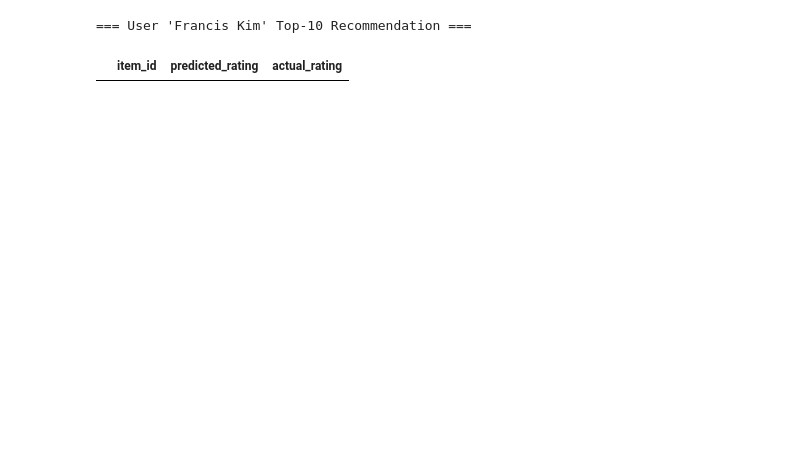
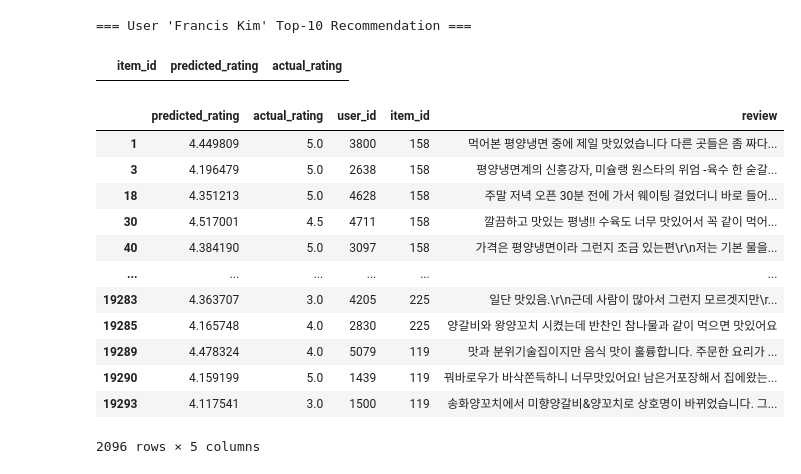
Before and after one commit to han942/vscode, a Jupyter notebook: projects/rating_recsys/diningcode_analysis.ipynb, the cells around one changed output. Cells and saved outputs as stored; diff of their text form; code cells hidden in the pictures; blank space fills up the shorter version.

```diff
--- a/projects/rating_recsys/diningcode_analysis.ipynb
+++ b/projects/rating_recsys/diningcode_analysis.ipynb
@@ -406,11 +447,11 @@ class DeepCoNN(nn.Module):
 
         #1.Embedding layer
         vocab_size,embedding_dim = embedding_matrix.shape
-        self.embedding = nn.Embedding(vocab_size,embedding_dim)
-        self.embedding.weight = nn.Parameter(
+        self.user_embedding = nn.Embedding(vocab_size,embedding_dim)
+        self.user_embedding.weight = nn.Parameter(
             torch.FloatTensor(embedding_matrix)
         )
-        self.embedding.weight.requires_grad = True
+        self.user_embedding.weight.requires_grad = True
 
         #2-1.User Network
         self.user_cnn = nn.Conv1d(
@@ -521,7 +562,7 @@ print(f"Current device: {device}")
 model = DeepCoNN(config=config, embedding_matrix=embedding_matrix).to(device)
 
 
-criterion = nn.MSELoss()
+criterion = nn.L1Loss()
 optimizer = optim.RMSprop(model.parameters(),alpha=0.9, lr=0.002, weight_decay=1e-8)
 # %% [output]
 Current device: cpu
@@ -527,0 +570,29 @@ Current device: cpu
+# %%
+EPOCHS = config.num_epochs
+
+for epoch in range(EPOCHS):
+    model.train()
+    total_loss = 0.0
+
+    for batch_idx, (batch_user, batch_item, batch_rating) in enumerate(tr_dataloader):
+
+        batch_user = batch_user.to(device)
+        batch_item = batch_item.to(device)
+        batch_rating = batch_rating.to(device)
+
+        optimizer.zero_grad()
+
+        predictions = model(batch_user, batch_item)
+        loss = criterion(predictions, batch_rating)
+
+        loss.backward()
+
+        optimizer.step()
+        total_loss += loss.item()
+
+        # Progress
+        if (batch_idx + 1) % 50 == 0:
+            global_step = epoch * len(tr_dataloader) + batch_idx
+            print(f"Epoch [{epoch+1}/{EPOCHS}], Step [{batch_idx+1}/{len(tr_dataloader)}], Loss: {loss.item():.4f}")
+    avg_loss = total_loss / len(tr_dataloader)
+    print(f"==== Epoch {epoch+1} Complete | Avg Loss: {avg_loss:.4f} ====\n")
@@ -658,10 +709,27 @@ comparison_df = pd.DataFrame({
     'predicted_rating': dc_pred['rating'].values,
     'actual_rating': dc_test['rating'].values,
     'user_id' : dc_test['user'],
-    'item_id' : dc_test['item']
+    'item_id' : dc_test['item'],
+    'review' : dc_test['review']
 })
 comparison_df.head(20)
 get_top_p_recommendations(comparison_df,149,p=10,input_type=0)
 # %% [output]
 === User 'Francis Kim' Top-10 Recommendation ===
 |  | item_id | predicted_rating | actual_rating |
+# %%
+comparison_df
+# %% [output]
+|  | predicted_rating | actual_rating | user_id | item_id | review |
+| 1 | 4.449809 | 5.0 | 3800 | 158 | 먹어본 평양냉면 중에 제일 맛있었습니다 다른 곳들은 좀 짜다... |
+| 3 | 4.196479 | 5.0 | 2638 | 158 | 평양냉면계의 신흥강자, 미슐랭 원스타의 위엄 -육수 한 숟갈... |
+| 18 | 4.351213 | 5.0 | 4628 | 158 | 주말 저녁 오픈 30분 전에 가서 웨이팅 걸었더니 바로 들어... |
+| 30 | 4.517001 | 4.5 | 4711 | 158 | 깔끔하고 맛있는 평냉!! 수육도 너무 맛있어서 꼭 같이 먹어... |
+| 40 | 4.384190 | 5.0 | 3097 | 158 | 가격은 평양냉면이라 그런지 조금 있는편\r\n저는 기본 물을... |
+| ... | ... | ... | ... | ... | ... |
+| 19283 | 4.363707 | 3.0 | 4205 | 225 | 일단 맛있음.\r\n근데 사람이 많아서 그런지 모르겟지만\r... |
+| 19285 | 4.165748 | 4.0 | 2830 | 225 | 양갈비와 왕양꼬치 시켰는데 반찬인 참나물과 같이 먹으면 맛있어요 |
+| 19289 | 4.478324 | 4.0 | 5079 | 119 | 맛과 분위기술집이지만 음식 맛이 훌륭합니다. 주문한 요리가 ... |
+| 19290 | 4.159199 | 5.0 | 1439 | 119 | 꿔바로우가 바삭쫀득하니 너무맛있어요! 남은거포장해서 집에왔는... |
+| 19293 | 4.117541 | 3.0 | 1500 | 119 | 송화양꼬치에서 미향양갈비&양꼬치로 상호명이 바뀌었습니다. 그... |
+2096 rows × 5 columns
```
Also changed, not shown: parts of 12 cells of this notebook, 2 other files.
